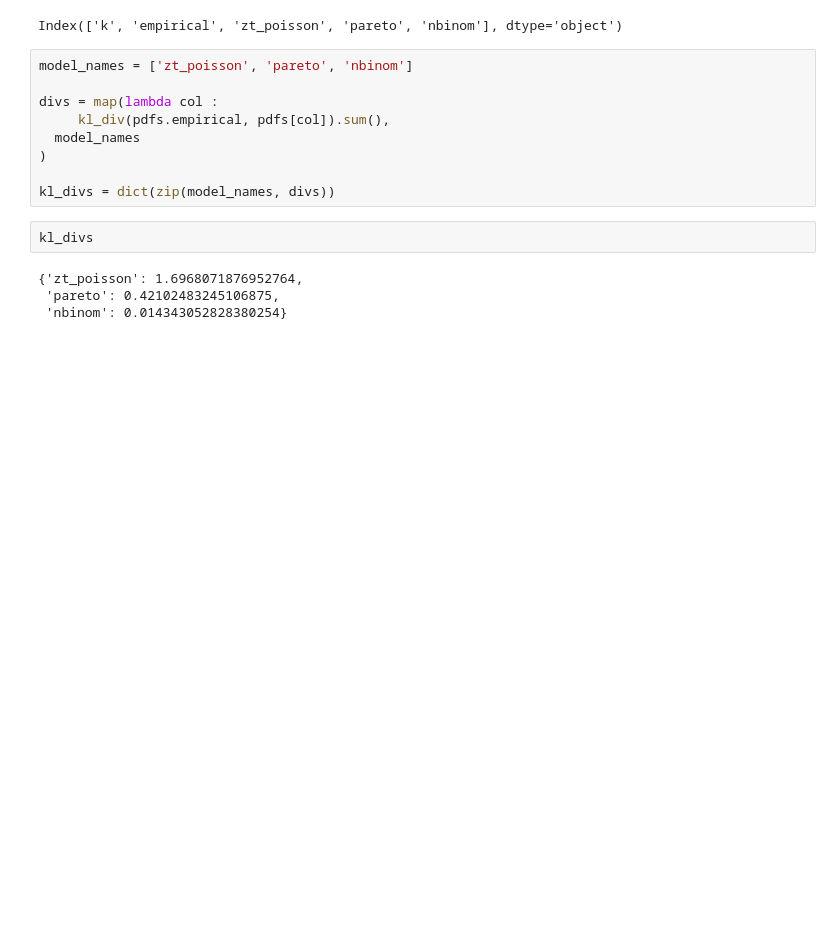
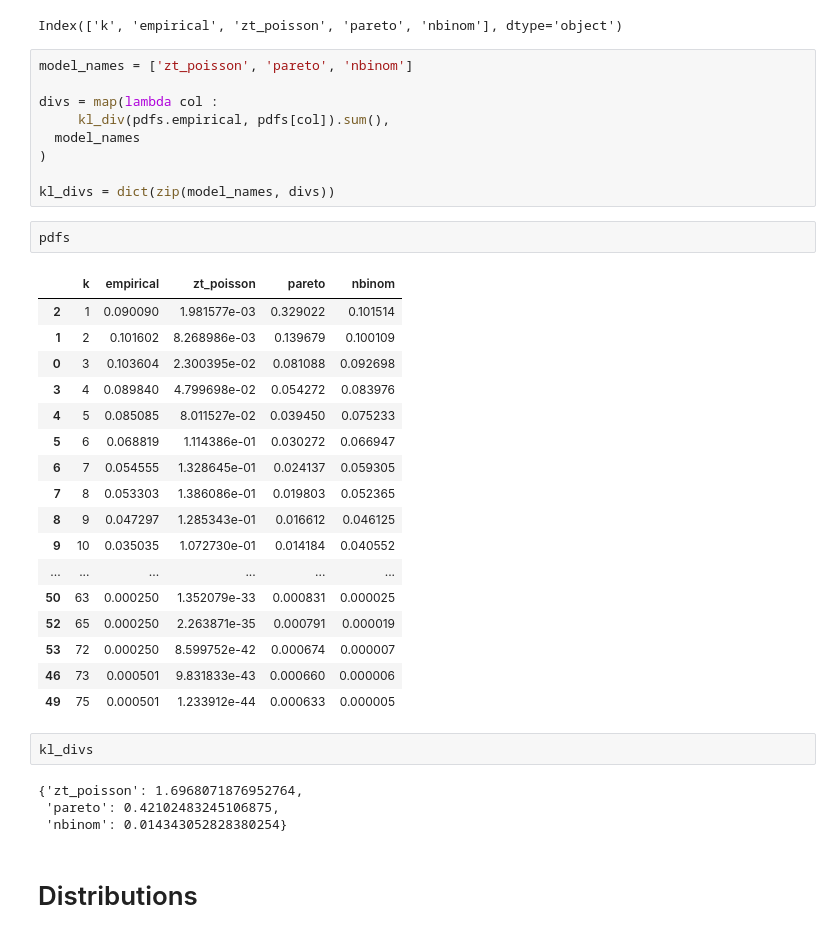
Before and after one commit to rcharan/ccrb-complaints, a Jupyter notebook: analysis.ipynb, the cells around one changed output. Cells and saved outputs as stored; diff of their text form; blank space fills up the shorter version.

Commit message:
add distribution of complaints per command

```diff
--- a/analysis.ipynb
+++ b/analysis.ipynb
@@ -316,9 +316,31 @@ divs = map(lambda col :
 )
 
 kl_divs = dict(zip(model_names, divs))
+# %%
+pdfs
+# %% [output]
+|  | k | empirical | zt_poisson | pareto | nbinom |
+| 2 | 1 | 0.090090 | 1.981577e-03 | 0.329022 | 0.101514 |
+| 1 | 2 | 0.101602 | 8.268986e-03 | 0.139679 | 0.100109 |
+| 0 | 3 | 0.103604 | 2.300395e-02 | 0.081088 | 0.092698 |
+| 3 | 4 | 0.089840 | 4.799698e-02 | 0.054272 | 0.083976 |
+| 4 | 5 | 0.085085 | 8.011527e-02 | 0.039450 | 0.075233 |
+| 5 | 6 | 0.068819 | 1.114386e-01 | 0.030272 | 0.066947 |
+| 6 | 7 | 0.054555 | 1.328645e-01 | 0.024137 | 0.059305 |
+| 7 | 8 | 0.053303 | 1.386086e-01 | 0.019803 | 0.052365 |
+| 8 | 9 | 0.047297 | 1.285343e-01 | 0.016612 | 0.046125 |
+| 9 | 10 | 0.035035 | 1.072730e-01 | 0.014184 | 0.040552 |
+| ... | ... | ... | ... | ... | ... |
+| 50 | 63 | 0.000250 | 1.352079e-33 | 0.000831 | 0.000025 |
+| 52 | 65 | 0.000250 | 2.263871e-35 | 0.000791 | 0.000019 |
+| 53 | 72 | 0.000250 | 8.599752e-42 | 0.000674 | 0.000007 |
+| 46 | 73 | 0.000501 | 9.831833e-43 | 0.000660 | 0.000006 |
+| 49 | 75 | 0.000501 | 1.233912e-44 | 0.000633 | 0.000005 |
 # %%
 kl_divs
 # %% [output]
 {'zt_poisson': 1.6968071876952764,
  'pareto': 0.42102483245106875,
  'nbinom': 0.014343052828380254}
+# %% [markdown]
+# Distributions
```
Also changed, not shown: parts of 1 cell of this notebook.
